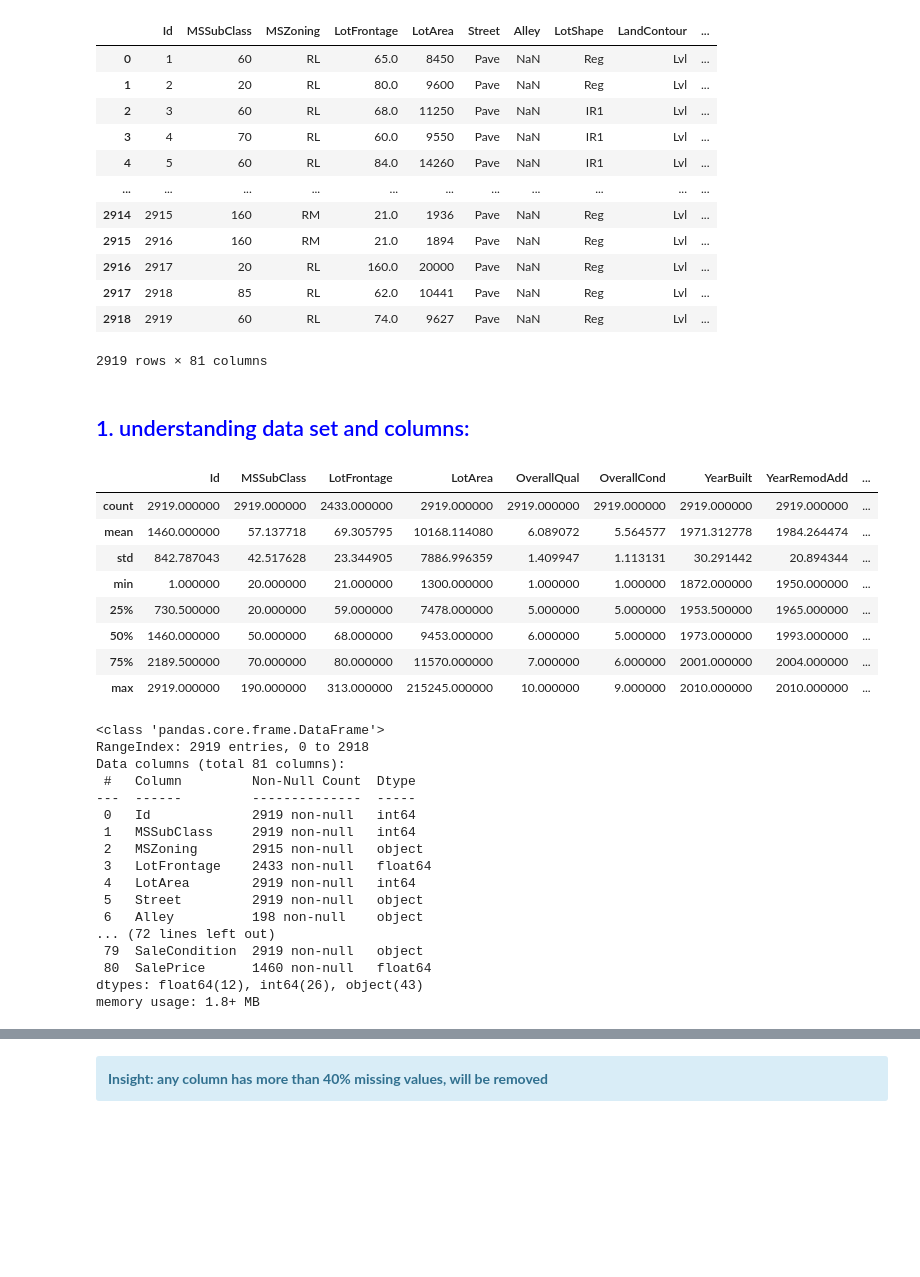
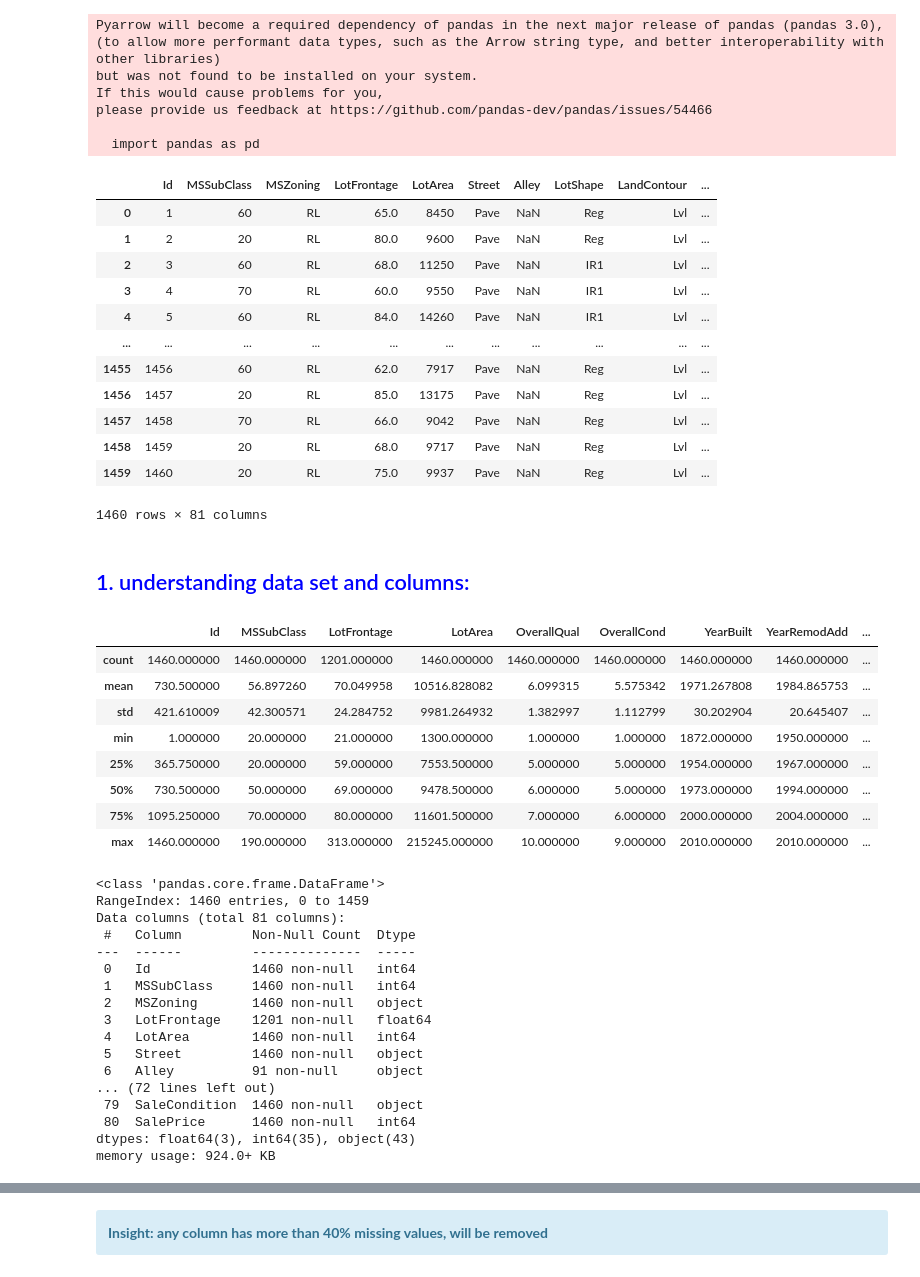
Before and after one commit to ahmedhany14/House-Prices-Prediction, a Jupyter notebook: Analysis part/main_file.ipynb, the cells around one changed output, grey strips where cells are left out. Drawn from its saved outputs; the diff is of its cells as text; code cells hidden in the pictures; blank space fills up the shorter version.

```diff
--- a/Analysis part/main_file.ipynb
+++ b/Analysis part/main_file.ipynb
@@ -1,36 +1,41 @@
 # %%
 import pandas as pd
 import numpy as np
 import matplotlib.pyplot as plt
 import seaborn as sns
 import time, math
 import scipy.stats as stats
-import Visualization as v
+import Visualization as visual
 
-
-pd.options.display.max_columns = None
-train_df = pd.read_csv(
+pd.set_option("display.max_columns", None)
+data_set = pd.read_csv(
     r"/home/ahmed/Ai/Data science and Ml projects/House-Prices-Prediction---Data-Science-Ml-project/original Data sets/train.csv"
 )
 test_df = pd.read_csv(
     r"/home/ahmed/Ai/Data science and Ml projects/House-Prices-Prediction---Data-Science-Ml-project/original Data sets/test.csv"
 )
-data_set = train_df.merge(test_df, how="outer")
 data_set
 # %% [output]
+Pyarrow will become a required dependency of pandas in the next major release of pandas (pandas 3.0),
+(to allow more performant data types, such as the Arrow string type, and better interoperability with other libraries)
+but was not found to be installed on your system.
+If this would cause problems for you,
+please provide us feedback at https://github.com/pandas-dev/pandas/issues/54466
+
+  import pandas as pd
 |  | Id | MSSubClass | MSZoning | LotFrontage | LotArea | Street | Alley | LotShape | LandContour | ... |
 | 0 | 1 | 60 | RL | 65.0 | 8450 | Pave | NaN | Reg | Lvl | ... |
 | 1 | 2 | 20 | RL | 80.0 | 9600 | Pave | NaN | Reg | Lvl | ... |
 | 2 | 3 | 60 | RL | 68.0 | 11250 | Pave | NaN | IR1 | Lvl | ... |
 | 3 | 4 | 70 | RL | 60.0 | 9550 | Pave | NaN | IR1 | Lvl | ... |
 | 4 | 5 | 60 | RL | 84.0 | 14260 | Pave | NaN | IR1 | Lvl | ... |
 | ... | ... | ... | ... | ... | ... | ... | ... | ... | ... | ... |
-| 2914 | 2915 | 160 | RM | 21.0 | 1936 | Pave | NaN | Reg | Lvl | ... |
-| 2915 | 2916 | 160 | RM | 21.0 | 1894 | Pave | NaN | Reg | Lvl | ... |
-| 2916 | 2917 | 20 | RL | 160.0 | 20000 | Pave | NaN | Reg | Lvl | ... |
-| 2917 | 2918 | 85 | RL | 62.0 | 10441 | Pave | NaN | Reg | Lvl | ... |
-| 2918 | 2919 | 60 | RL | 74.0 | 9627 | Pave | NaN | Reg | Lvl | ... |
+| 1455 | 1456 | 60 | RL | 62.0 | 7917 | Pave | NaN | Reg | Lvl | ... |
+| 1456 | 1457 | 20 | RL | 85.0 | 13175 | Pave | NaN | Reg | Lvl | ... |
+| 1457 | 1458 | 70 | RL | 66.0 | 9042 | Pave | NaN | Reg | Lvl | ... |
+| 1458 | 1459 | 20 | RL | 68.0 | 9717 | Pave | NaN | Reg | Lvl | ... |
+| 1459 | 1460 | 20 | RL | 75.0 | 9937 | Pave | NaN | Reg | Lvl | ... |
-2919 rows × 81 columns
+1460 rows × 81 columns
 # %% [markdown]
 <a id="intro"></a>
 
@@ -45,34 +50,34 @@ data_set
 data_set.describe()
 # %% [output]
 |  | Id | MSSubClass | LotFrontage | LotArea | OverallQual | OverallCond | YearBuilt | YearRemodAdd | ... |
-| count | 2919.000000 | 2919.000000 | 2433.000000 | 2919.000000 | 2919.000000 | 2919.000000 | 2919.000000 | 2919.000000 | ... |
-| mean | 1460.000000 | 57.137718 | 69.305795 | 10168.114080 | 6.089072 | 5.564577 | 1971.312778 | 1984.264474 | ... |
-| std | 842.787043 | 42.517628 | 23.344905 | 7886.996359 | 1.409947 | 1.113131 | 30.291442 | 20.894344 | ... |
+| count | 1460.000000 | 1460.000000 | 1201.000000 | 1460.000000 | 1460.000000 | 1460.000000 | 1460.000000 | 1460.000000 | ... |
+| mean | 730.500000 | 56.897260 | 70.049958 | 10516.828082 | 6.099315 | 5.575342 | 1971.267808 | 1984.865753 | ... |
+| std | 421.610009 | 42.300571 | 24.284752 | 9981.264932 | 1.382997 | 1.112799 | 30.202904 | 20.645407 | ... |
 | min | 1.000000 | 20.000000 | 21.000000 | 1300.000000 | 1.000000 | 1.000000 | 1872.000000 | 1950.000000 | ... |
-| 25% | 730.500000 | 20.000000 | 59.000000 | 7478.000000 | 5.000000 | 5.000000 | 1953.500000 | 1965.000000 | ... |
-| 50% | 1460.000000 | 50.000000 | 68.000000 | 9453.000000 | 6.000000 | 5.000000 | 1973.000000 | 1993.000000 | ... |
-| 75% | 2189.500000 | 70.000000 | 80.000000 | 11570.000000 | 7.000000 | 6.000000 | 2001.000000 | 2004.000000 | ... |
-| max | 2919.000000 | 190.000000 | 313.000000 | 215245.000000 | 10.000000 | 9.000000 | 2010.000000 | 2010.000000 | ... |
+| 25% | 365.750000 | 20.000000 | 59.000000 | 7553.500000 | 5.000000 | 5.000000 | 1954.000000 | 1967.000000 | ... |
+| 50% | 730.500000 | 50.000000 | 69.000000 | 9478.500000 | 6.000000 | 5.000000 | 1973.000000 | 1994.000000 | ... |
+| 75% | 1095.250000 | 70.000000 | 80.000000 | 11601.500000 | 7.000000 | 6.000000 | 2000.000000 | 2004.000000 | ... |
+| max | 1460.000000 | 190.000000 | 313.000000 | 215245.000000 | 10.000000 | 9.000000 | 2010.000000 | 2010.000000 | ... |
 # %%
 data_set.info()
 # %% [output]
 <class 'pandas.core.frame.DataFrame'>
-RangeIndex: 2919 entries, 0 to 2918
+RangeIndex: 1460 entries, 0 to 1459
 Data columns (total 81 columns):
  #   Column         Non-Null Count  Dtype
 ---  ------         --------------  -----
- 0   Id             2919 non-null   int64
- 1   MSSubClass     2919 non-null   int64
- 2   MSZoning       2915 non-null   object
- 3   LotFrontage    2433 non-null   float64
- 4   LotArea        2919 non-null   int64
- 5   Street         2919 non-null   object
- 6   Alley          198 non-null    object
+ 0   Id             1460 non-null   int64
+ 1   MSSubClass     1460 non-null   int64
+ 2   MSZoning       1460 non-null   object
+ 3   LotFrontage    1201 non-null   float64
+ 4   LotArea        1460 non-null   int64
+ 5   Street         1460 non-null   object
+ 6   Alley          91 non-null     object
 ... (72 lines left out)
- 79  SaleCondition  2919 non-null   object
- 80  SalePrice      1460 non-null   float64
-dtypes: float64(12), int64(26), object(43)
-memory usage: 1.8+ MB
+ 79  SaleCondition  1460 non-null   object
+ 80  SalePrice      1460 non-null   int64
+dtypes: float64(3), int64(35), object(43)
+memory usage: 924.0+ KB
 # %%
 columns = data_set.columns
 
```
Also changed, not shown: parts of 36 cells of this notebook, 1 other file.
